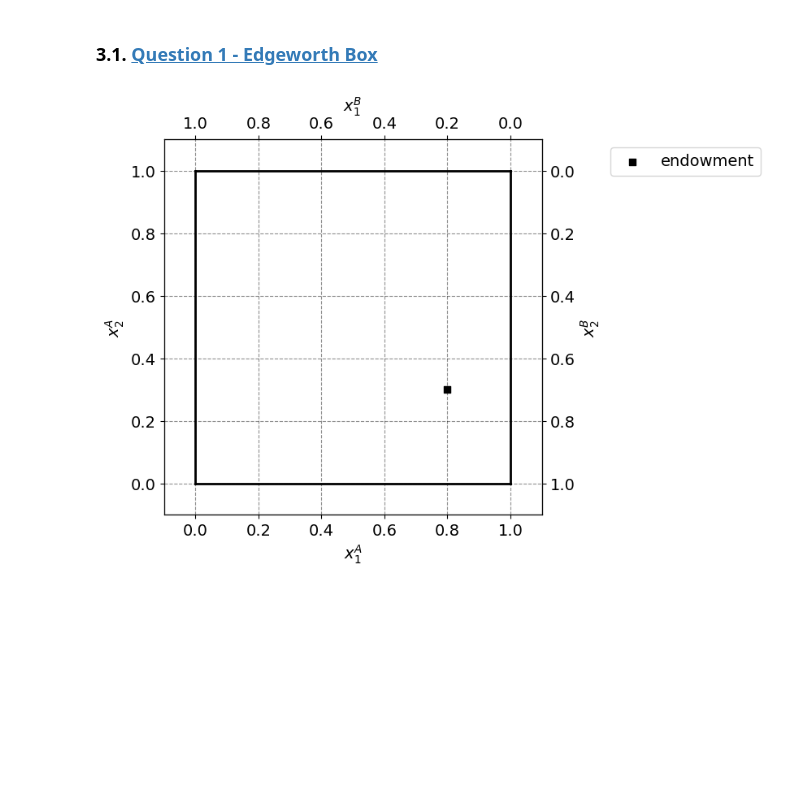
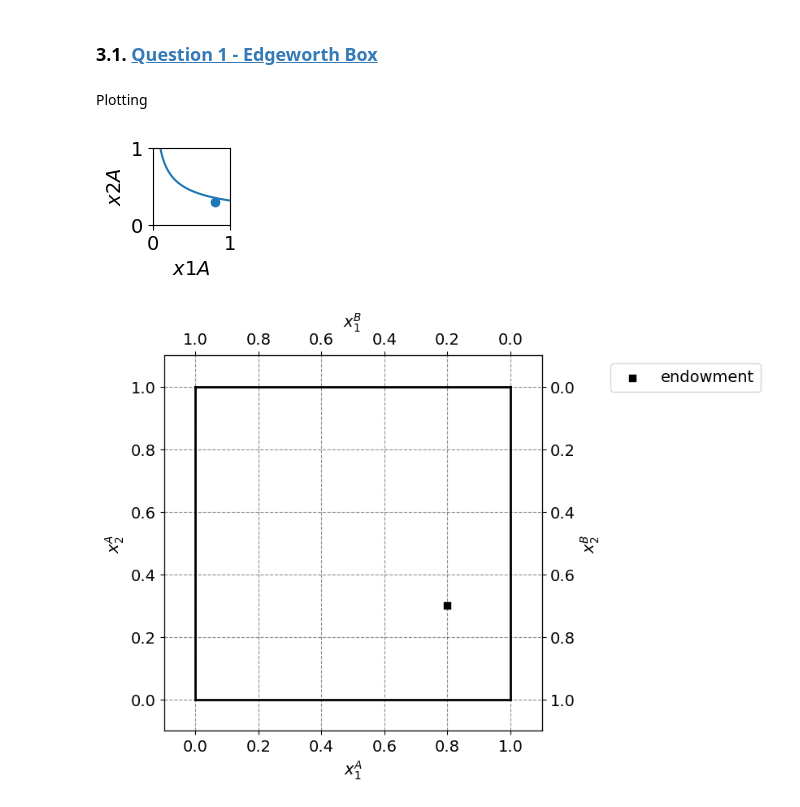
Before and after one commit to NumEconCopenhagen/projects-2024-econtechvets, a Jupyter notebook: inauguralproject/inauguralproject.ipynb, the cells around one changed output. Drawn from its saved outputs; the diff is of its cells as text; code cells hidden in the pictures; blank space fills up the shorter version.

```diff
--- a/inauguralproject/inauguralproject.ipynb
+++ b/inauguralproject/inauguralproject.ipynb
@@ -47,6 +45,52 @@ from inauguralproject import InauguralProjectClass
 ### 3.1. <a id='toc3_1_'></a>[Question 1 - Edgeworth Box](#toc0_)
 # %%
 model = InauguralProjectClass()
+# %%
+def objective_A(x1A,x2A, utility_A):
+    return model.utility_A(x1A,x2A) - model.utility_A(x1A=model.par.w1B, x2A=model.par.w2B)
+def objective_B(x1B,x2B, utility_B):
+    return model.utility_B(x1B,x2B) - model.utility_B(x1B=1-model.par.w1B, x2B=1-model.par.w2B)
+
+def indifference_curve_A(x1A,x2A,N,x2A_max):
+
+    # a. utility in (y1,y2)
+    u_A = model.utility_A(x1A,x2A)
+
+    # b. allocate numpy arrays
+    x1A_vec = np.empty(N)
+    x2A_vec = np.linspace(1e-8,x2A_max,N)
+
+    # c. loop through x2
+    for i,x2A in enumerate(x2A_vec):
+
+        x1A_guess = 0 # initial guess
+        sol = optimize.root(objective_A, x1A_guess, args=(x2A,u_A))
+        # optimize.root -> solve objective = 0 starting from x1 = x1_guess
+
+        x1A_vec[i] = sol.x[0]
+
+    return x1A_vec,x2A_vec
+# %% [markdown]
+Plotting
+# %%
+# a. find indifference curve through (4,4) for x2 in [0,10]
+x2A_max = 1
+x1A = 0.8
+x2A = 0.3
+x1A_vec,x2A_vec = indifference_curve_A(x1A,x2A,N=75,x2A_max=1)
+
+# b. plot inddifference curve
+fig = plt.figure(figsize=(1,1))
+ax = fig.add_subplot(1,1,1)
+ax.plot(x1A_vec,x2A_vec)
+ax.scatter(x1A,x2A)
+
+ax.set_xlabel('$x1A$')
+ax.set_ylabel('$x2A$')
+ax.set_xlim([0,x2A_max])
+ax.set_ylim([0,x2A_max]);
+# %% [output]
+[figure, added]
 # %%
 par = model.par
 
```
Also changed, not shown: parts of 11 cells of this notebook.
